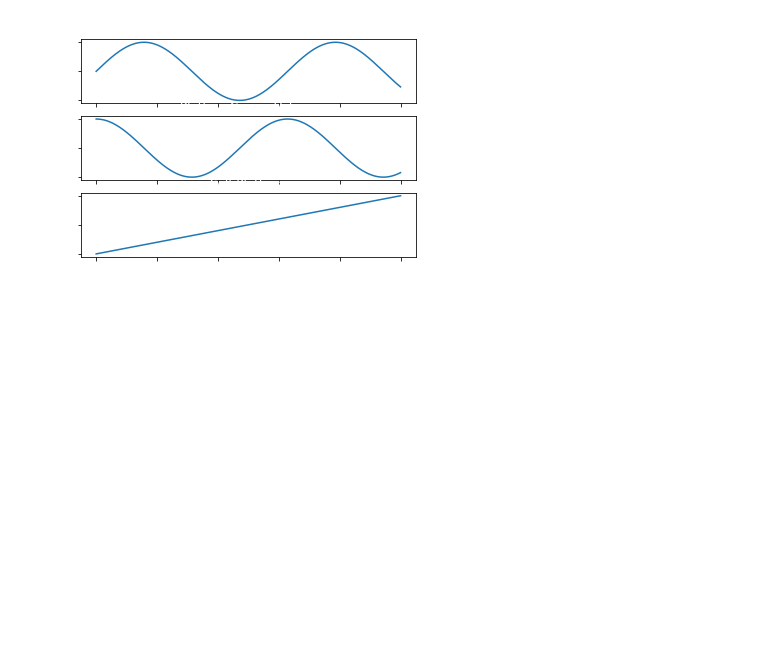
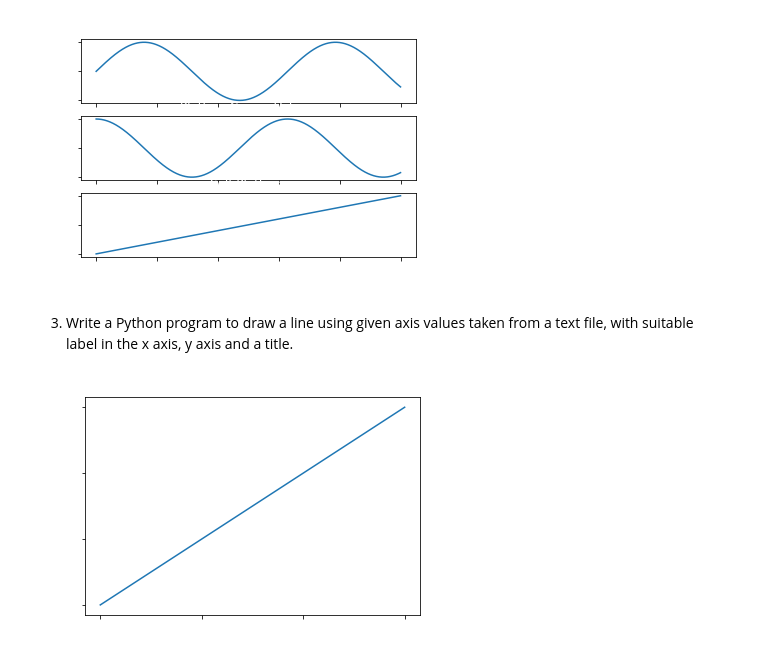
Before and after one commit to shaikhfarzana/Python-Libraries, a Jupyter notebook: Mathplotlib_Problems/Matplotlib_Problems.ipynb, the cells around one changed output. Saved outputs shown, nothing was run; the diff lists cells and outputs as text; code cells hidden in the pictures; blank space fills up the shorter version.

Commit message:
[Farzana] Add: Python program to take and set axis value from textfile.

```diff
--- a/Mathplotlib_Problems/Matplotlib_Problems.ipynb
+++ b/Mathplotlib_Problems/Matplotlib_Problems.ipynb
@@ -590,3 +587,28 @@ if __name__ == "__main__":
     to_create_multiple_type_charts()
 # %% [output]
 [figure]
+# %% [markdown]
+3. Write a Python program to draw a line using given axis values taken from a text file, with suitable label in the x axis, y axis and a title.
+# %%
+from  matplotlib import pyplot as plt
+
+def to_take_axis_values_from_textfile():
+    with open("test.txt") as f:
+        data = f.read()
+    data = data.split('\n')
+    # axis values are taken from textfile.
+    x = [row.split(' ')[0] for row in data]
+    y = [row.split(' ')[-1] for row in data]
+
+    plt.plot(x, y)
+    plt.xlabel('x-axis', color= 'white')
+    plt.ylabel('y-axis', color = 'white')
+    plt.xticks( color = 'white')
+    plt.yticks( color = 'white')
+    plt.title('Taking Axis Values From Textfile', color='white')
+    plt.show()
+
+if __name__ == "__main__":
+    to_take_axis_values_from_textfile()
+# %% [output]
+[figure, added]
```
Also changed, not shown: parts of 1 cell of this notebook.
